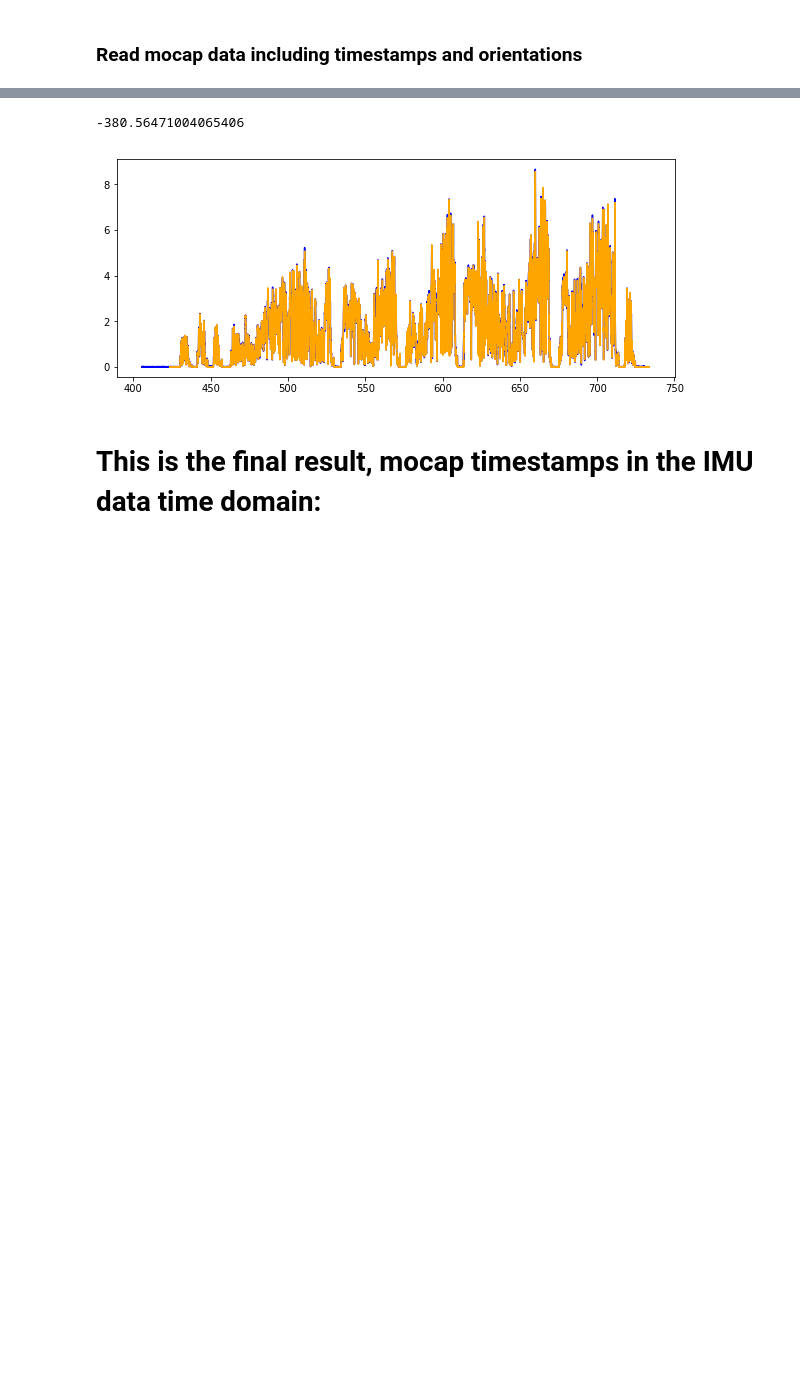
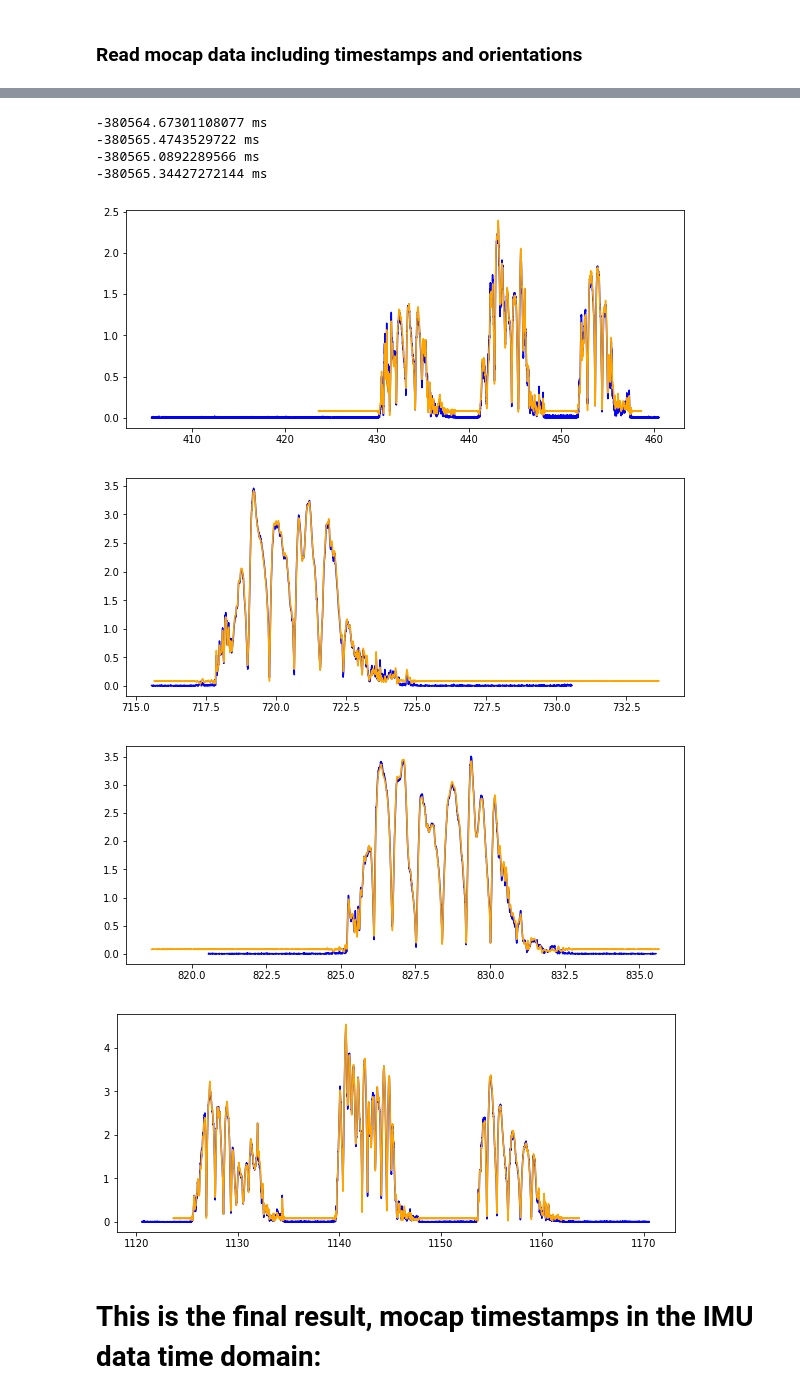
Before and after one commit to Marselka/mocap_imu_offset_obtaining_, a Jupyter notebook: mocap_imu_offset_otaining.ipynb, the cells around one changed output, grey strips where cells are left out. Cells and saved outputs as stored; diff of their text form; code cells hidden in the pictures; blank space fills up the shorter version.

```diff
--- a/mocap_imu_offset_otaining.ipynb
+++ b/mocap_imu_offset_otaining.ipynb
@@ -197,0 +114,11 @@ for i, (begin_raw, end_raw) in enumerate(zip(begins_raw, ends_raw)):
+# %%
+def get_mocap_based_angular_velocity(time_notna, quats_notna, time_whole):
+    orientation = Rot(quats_notna).as_matrix()
+    orientation_interp = interp(time_notna, orientation, time_whole)
+    dR = orientation_interp[:-2].transpose(0,2,1) @ orientation_interp[2:]
+    dt = (time_whole[2:] - time_whole[:-2]).reshape(-1,1)
+    ang_vel = Rot.from_matrix(dR).as_rotvec() / dt
+    return ang_vel
+
+mocap_ang_vel = get_mocap_based_angular_velocity(
+    mocap_notna_timestamps, mocap_notna_quaternions, mocap_all_timestamps)
@@ -198,11 +139,14 @@ for i, (begin_raw, end_raw) in enumerate(zip(begins_raw, ends_raw)):
 # %%
-mcu_begins = [10000]
-mcu_ends = [320000]
+tns_imu_timestamps = np.array([
+    [10000, 45000],
+    [302000, 320000],
+    [405000, 422000],
+    [710000, 750000]
+])
 
 plt.figure(figsize=(14,5))
-plt.plot(mcu_omega+d*3)
-#plt.xlim(23000, None)
-for begin, end in zip(mcu_begins, mcu_ends):
+plt.plot(imu_ang_vel + d * 3)
+for begin, end in zip(tns_imu_timestamps[:, 0], tns_imu_timestamps[:, 1]):
     plt.axvline(begin, c='g')
     plt.axvline(end, c='b')
 # %% [output]
@@ -216,40 +160,45 @@ import datetime as datetime
 # %%
 offsets = []
 mcu_times = []
-mocap_times = [omegas_filtrated[i][0] for i in range(1)]
-for i, (mcu_begin, mcu_end, begin_raw, end_raw) in enumerate(zip(mcu_begins, mcu_ends, begins_raw, ends_raw)):
-    mocap_gyro_time = omegas_filtrated[i][0]
-    mocap_gyro_data = omegas_filtrated[i][1]
-    mcu_gyro_time = mcu_time[mcu_begin:mcu_end]
-    mcu_gyro_data = mcu_omega[mcu_begin:mcu_end]
+for i in range(tns_mocap_timestamps.shape[0]):
+    mocap_t = mocap_all_timestamps[tns_mocap_timestamps[i, 0]:tns_mocap_timestamps[i, 1]]
+    mocap_av = mocap_ang_vel[tns_mocap_timestamps[i, 0]:tns_mocap_timestamps[i, 1]]
+    imu_t = imu_timestamps[tns_imu_timestamps[i, 0]:tns_imu_timestamps[i, 1]]
+    imu_av = imu_ang_vel[tns_imu_timestamps[i, 0]:tns_imu_timestamps[i, 1]]
 
 
     #sm_gyro_data = dat[['sm_x', 'sm_y', 'sm_z']].to_numpy()
     #sm_gyro_time = dat[['sm_time']].to_numpy().squeeze()
 
     time_sync = tns.TimeSync(
-        mcu_gyro_data, mocap_gyro_data, mcu_gyro_time, mocap_gyro_time, do_resample = True
+        imu_av, mocap_av, imu_t, mocap_t, do_resample = True
     )
     time_sync.resample()
     time_sync.obtain_delay()
     # Check if IMU calibration and consequently TimeSync has succeeded
     if time_sync.calibration_is_succeeded == False or time_sync.calibration_is_succeeded is None:
         print('IMU data calibration failed. Exiting')
 
     comp_delay = time_sync.time_delay
     M = time_sync.M
     #print(M)
     # Compute resulting offset
     #mocap_mcu_clock_offset = np.mean(mocap_gyro_time - mcu_gyro_time) + comp_delay2
-    mocap_mcu_clock_offset = (mocap_gyro_time[0] - mcu_gyro_time[0] + comp_delay)
+    mocap_mcu_clock_offset = (mocap_t[0] - imu_t[0] + comp_delay)
     offsets.append(mocap_mcu_clock_offset)
-    print(mocap_mcu_clock_offset)
+    print(mocap_mcu_clock_offset * 1000., 'ms')
     plt.figure(figsize=(10,4))
-    plt.plot(mocap_gyro_time - mocap_mcu_clock_offset, np.linalg.norm(mocap_gyro_data, ord=2, axis=1), 'b')
-    plt.plot(mcu_gyro_time, np.linalg.norm(mcu_gyro_data, ord=2, axis=1), 'orange')
+    plt.plot(mocap_t - mocap_mcu_clock_offset, np.linalg.norm(mocap_av, ord=2, axis=1), 'b')
+    plt.plot(imu_t, np.linalg.norm(imu_av, ord=2, axis=1), 'orange')
 # %% [output]
--380.56471004065406
+-380564.67301108077 ms
+-380565.4743529722 ms
+-380565.0892289566 ms
+-380565.34427272144 ms
-[figure, old version]
+[figure, new version]
+[figure, added]
+[figure, added]
+[figure, added]
 # %% [markdown]
 # This is the final result, mocap timestamps in the IMU data time domain:
 # %%
```
Also changed, not shown: parts of 25 cells of this notebook.
